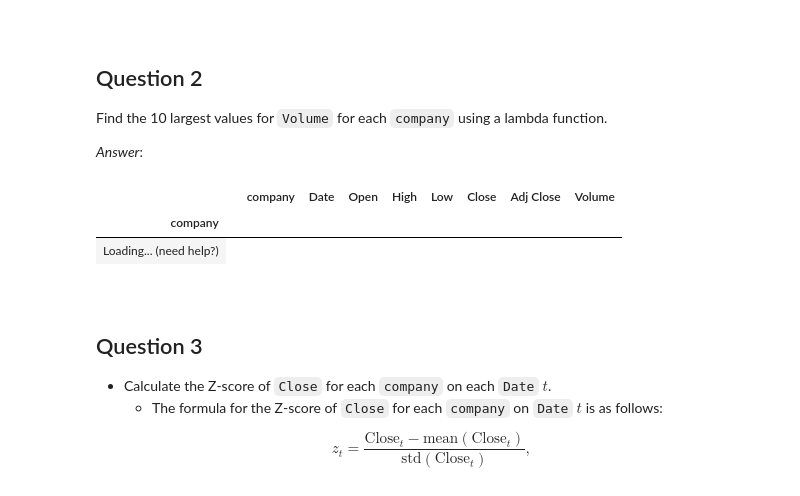
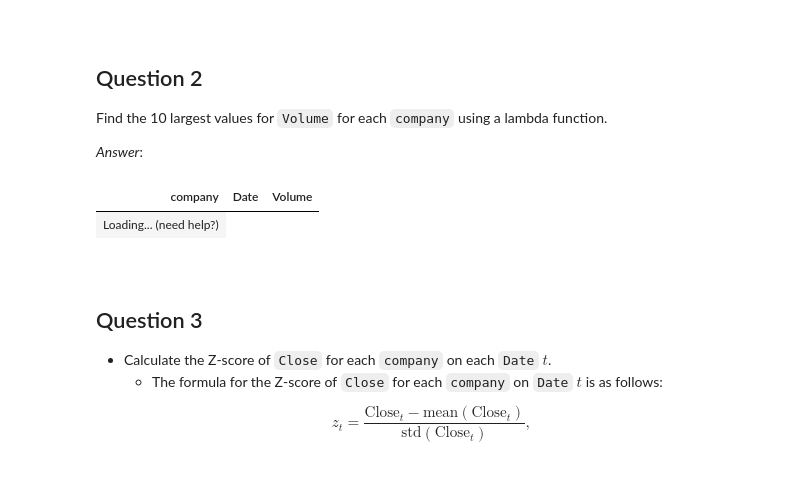
Before and after one commit to bcdanl/210, a Jupyter notebook: danl-hw/danl-210-hw-03-a.ipynb, the cells around one changed output. Cells and saved outputs as stored; diff of their text form; code cells hidden in the pictures.

```diff
--- a/danl-hw/danl-210-hw-03-a.ipynb
+++ b/danl-hw/danl-210-hw-03-a.ipynb
@@ -93,13 +93,13 @@ Find the 10 largest values for `Volume` for each `company` using a lambda functi
 # %%
 q2 = (
     stock_company
     .apply(lambda df: df.nlargest(10, 'Volume', keep = "all"))
+    .reset_index(drop = True)[['company', 'Date', 'Volume']]
 )
 
 show(q2)
 # %% [output]
-|  |  | company | Date | Open | High | Low | Close | Adj Close | Volume |
-| company |  |  |  |  |  |  |  |  |  |
+| company | Date | Volume |
 | Loading... (need help?) |
 # %% [markdown]
 <br>
```
Also changed, not shown: 2 other files.
